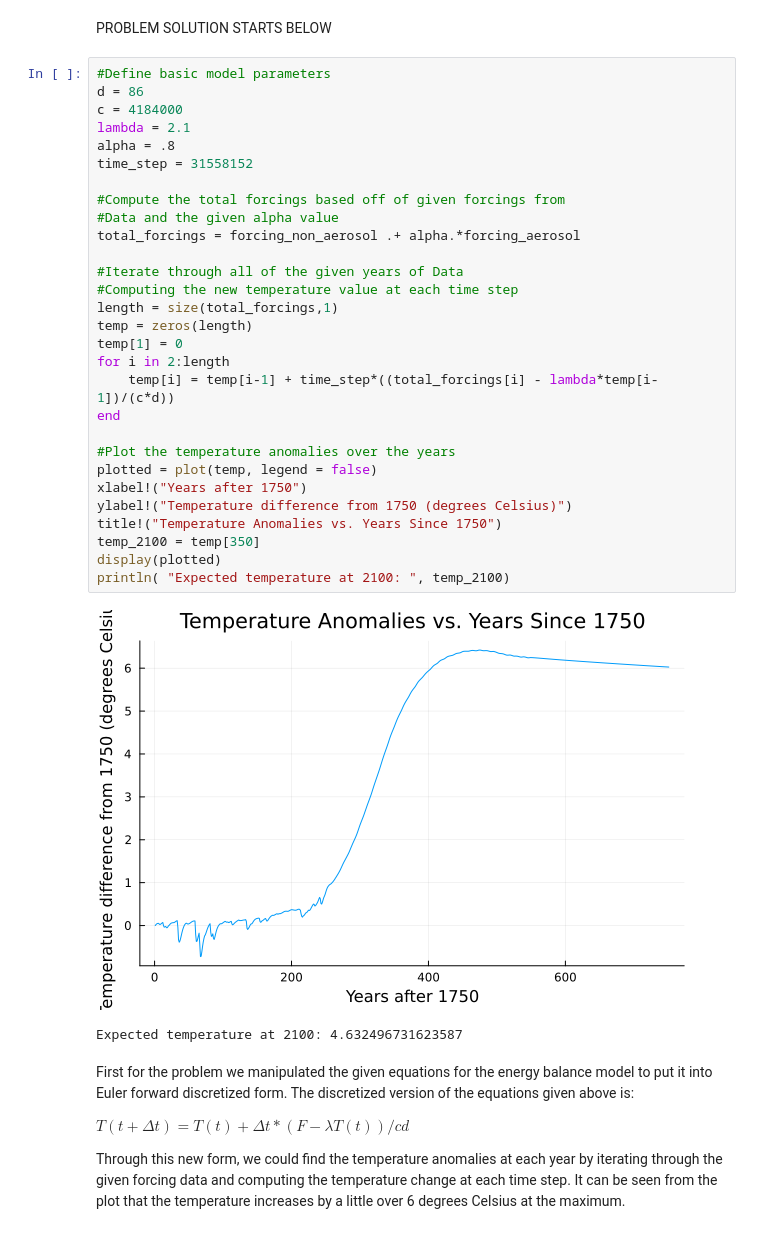
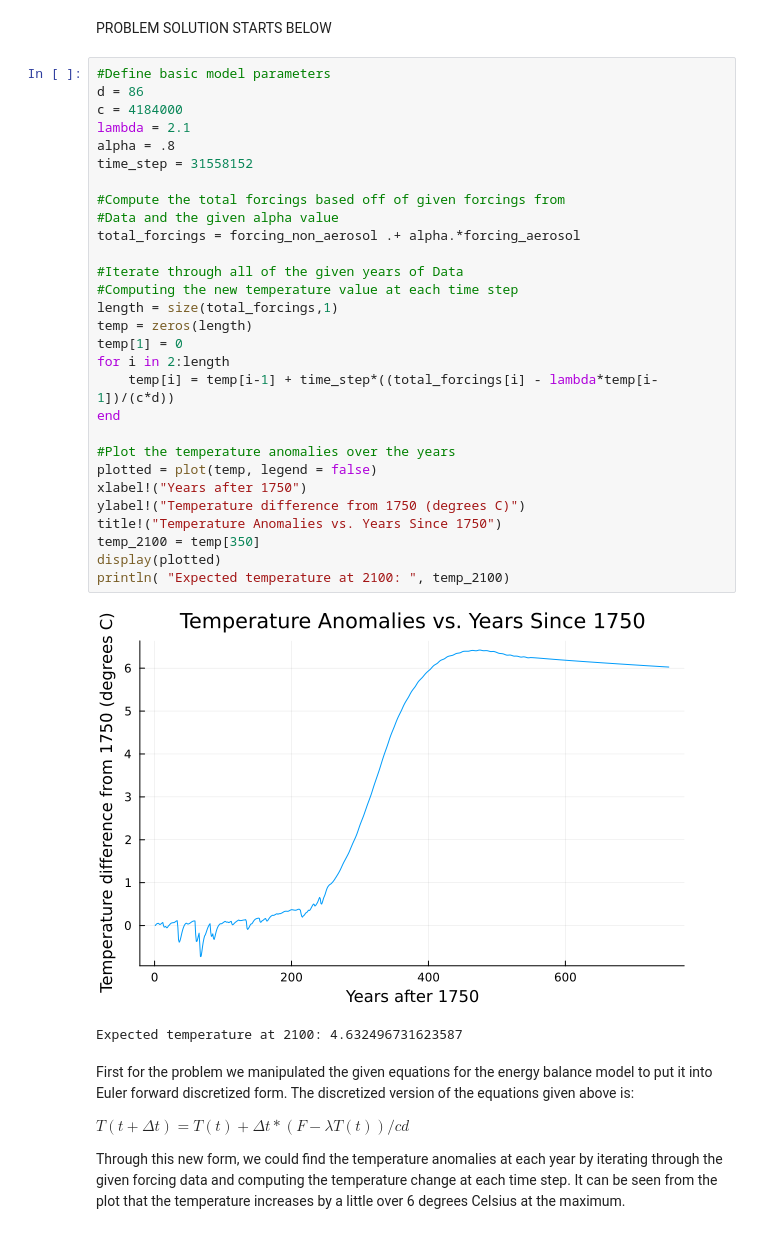
Before and after one commit to BEE4750-FA24/hw3-acute-triangle, a Jupyter notebook: hw03.ipynb, the cells around one changed output. Cells and saved outputs as stored; diff of their text form.

```diff
--- a/hw03.ipynb
+++ b/hw03.ipynb
@@ -468,34 +468,34 @@ PROBLEM SOLUTION STARTS BELOW
 # %%
 #Define basic model parameters
 d = 86
 c = 4184000
 lambda = 2.1
 alpha = .8
 time_step = 31558152
 
 #Compute the total forcings based off of given forcings from
 #Data and the given alpha value
 total_forcings = forcing_non_aerosol .+ alpha.*forcing_aerosol
 
 #Iterate through all of the given years of Data
 #Computing the new temperature value at each time step
 length = size(total_forcings,1)
 temp = zeros(length)
 temp[1] = 0
 for i in 2:length
     temp[i] = temp[i-1] + time_step*((total_forcings[i] - lambda*temp[i-1])/(c*d))
 end
 
 #Plot the temperature anomalies over the years
 plotted = plot(temp, legend = false)
 xlabel!("Years after 1750")
-ylabel!("Temperature difference from 1750 (degrees Celsius)")
+ylabel!("Temperature difference from 1750 (degrees C)")
 title!("Temperature Anomalies vs. Years Since 1750")
 temp_2100 = temp[350]
 display(plotted)
 println( "Expected temperature at 2100: ", temp_2100)
 # %% [output]
-[figure, old version]
+[figure, new version]
 Expected temperature at 2100: 4.632496731623587
 # %% [markdown]
 First for the problem we manipulated the given equations for the energy balance model to put it into Euler forward discretized form. The discretized version of the equations given above is:
```
Also changed, not shown: parts of 1 cell of this notebook.
